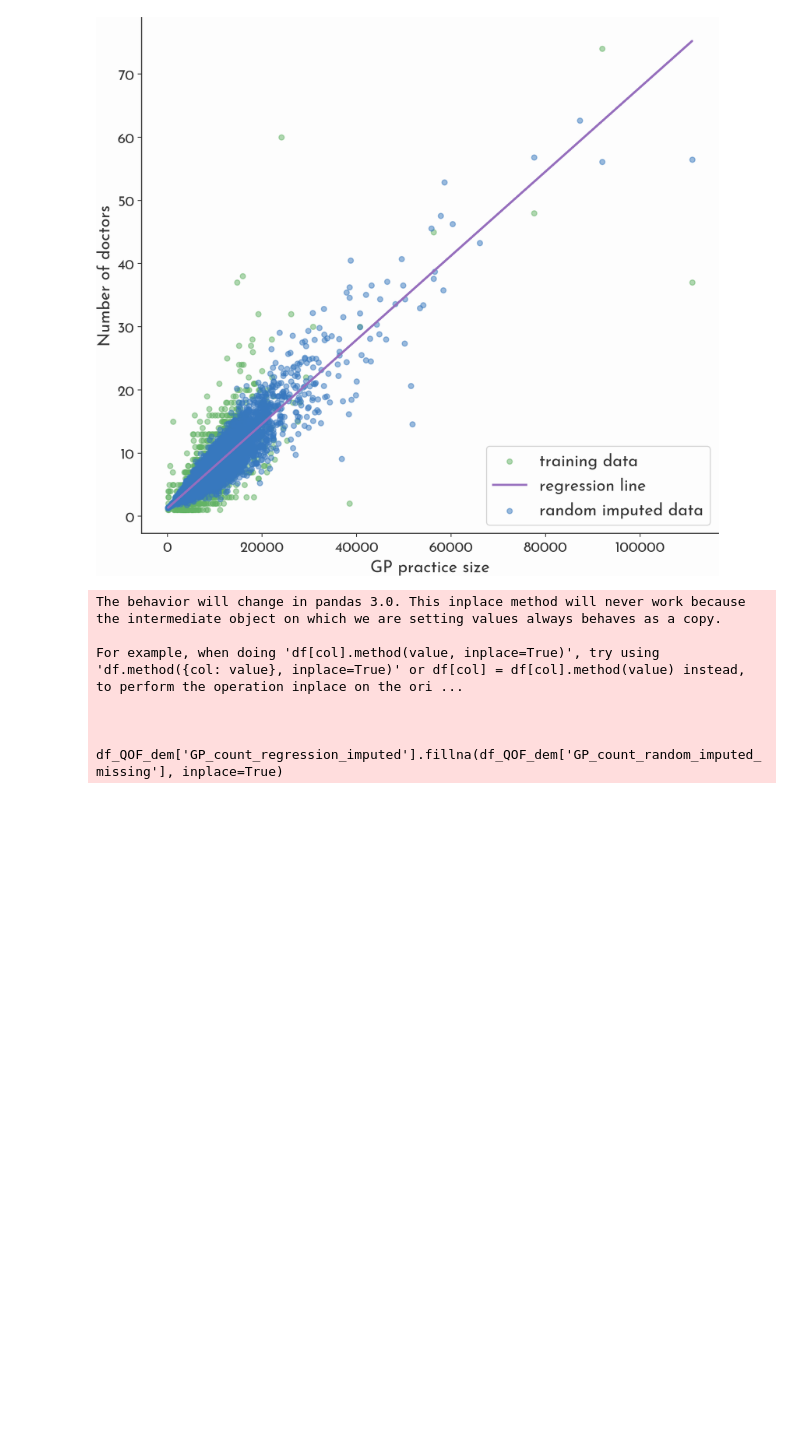
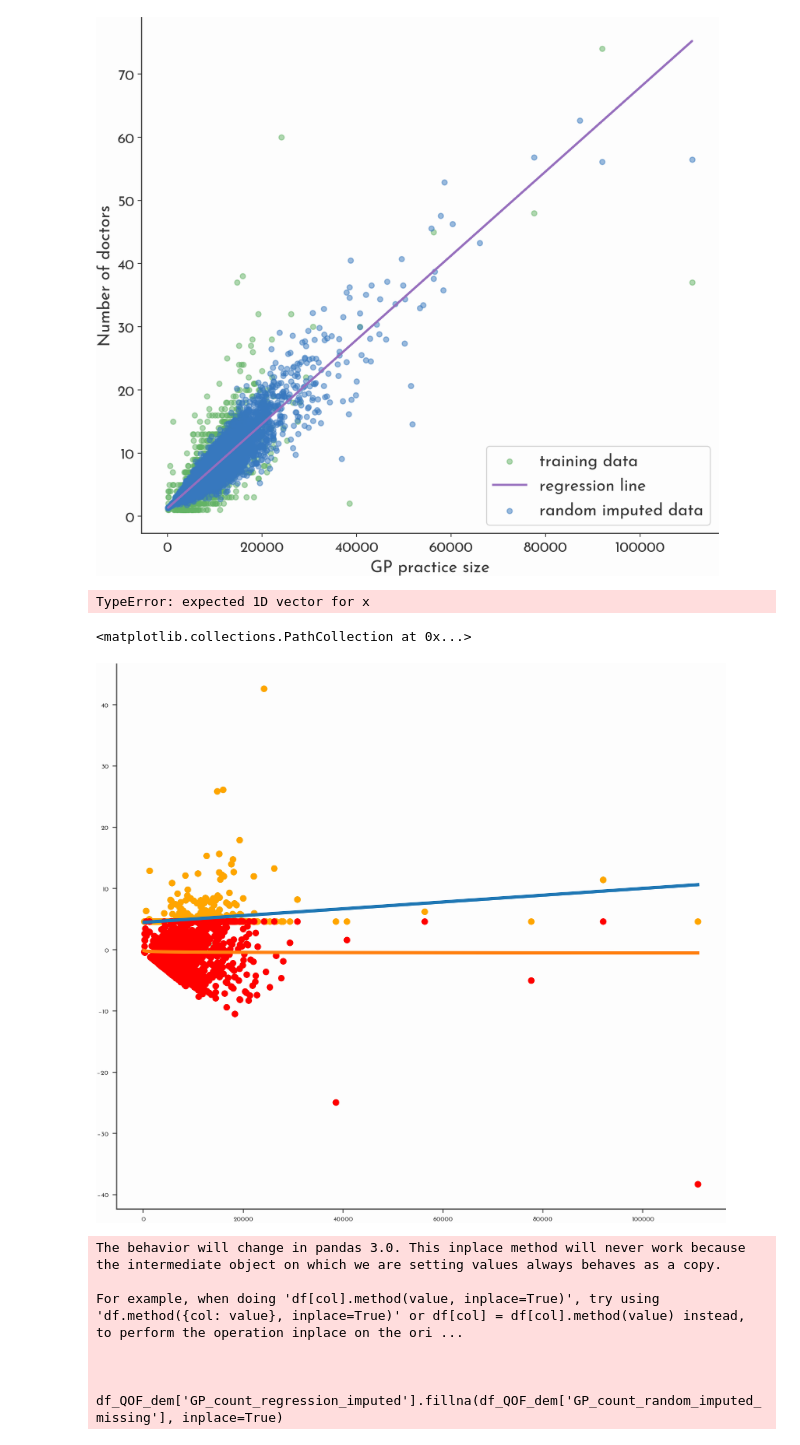
Before and after one commit to Bea-Taylor/DifDem_inequalities, a Jupyter notebook: nbs/core/02c_GP_doctors_per_LAD.ipynb, the cells around one changed output. Cells and saved outputs as stored; diff of their text form; code cells hidden in the pictures; blank space fills up the shorter version.

```diff
--- a/nbs/core/02c_GP_doctors_per_LAD.ipynb
+++ b/nbs/core/02c_GP_doctors_per_LAD.ipynb
@@ -222,3 +222,69 @@ plt.legend(['training data', 'regression line', 'random imputed data'], loc='low
 plt.savefig(const.figs_path+'/GP_data_imputation.png')
 # %% [output]
 [figure]
+# %%
+import statsmodels.api as sm
+#|export
+# Random regression imputation with heteroskedastic error term
+
+# original
+x = df_QOF_dem['PRACTICE_LIST_SIZE'].values.reshape(-1,1)
+
+# original
+x_train = with_GP_count['PRACTICE_LIST_SIZE'].values.reshape(-1,1)
+y_train =  with_GP_count['GP Count'].values.reshape(-1,1)
+
+# fit regression
+regr = linear_model.LinearRegression()
+regr.fit(x_train, y_train)
+y_pred = regr.predict(x_train)
+
+test_y_pred = regr.predict(x)
+
+resid = y_train-y_pred
+
+
+
+
+#np.polyfit(np.log(x_train), resid, 1)
+#array([ 8.46295607,  6.61867463])
+# y ≈ 8.46 log(x) + 6.62
+
+# Apply Lowess smoothing
+# lowess = sm.nonparametric.lowess(np.array(x_train), np.array(resid), frac=0.3)
+
+# plt.figure(figsize=(10, 9), dpi=200)
+# plt.scatter(x_train, resid, color = 'xkcd:boring green', alpha=0.5)
+# plt.plot(lowess[:, 0], lowess[:, 1], c='r')
+# %% [output]
+TypeError: expected 1D vector for x
+# %%
+ord_unique = np.sort(np.unique(x_train))
+max_val = []
+min_val = []
+for i in ord_unique:
+    index = np.argwhere(x_train== i)
+    max_val.append(resid[index].max())
+    min_val.append(resid[index].min())
+# %%
+z_max = np.polyfit(ord_unique, max_val, 1)
+p_max = np.poly1d(z_max)
+p_max(ord_unique)
+plt.figure(figsize=(10, 9), dpi=200)
+plt.plot(ord_unique, p_max(ord_unique))
+
+z_min = np.polyfit(np.log(ord_unique), min_val, 1)
+p_min = np.poly1d(z_min)
+p_min(np.log(ord_unique))
+plt.plot(ord_unique, p_min(np.log(ord_unique)))
+
+plt.scatter(x_train, resid, color = 'xkcd:boring green', alpha=0.5)
+
+plt.scatter(ord_unique, max_val, color='orange')
+plt.scatter(ord_unique, min_val, color='red')
+
+
+# y ≈ 8.46 log(x) + 6.62
+# %% [output]
+<matplotlib.collections.PathCollection at 0x...>
+[figure, added]
```
Also changed, not shown: parts of 2 cells of this notebook.
